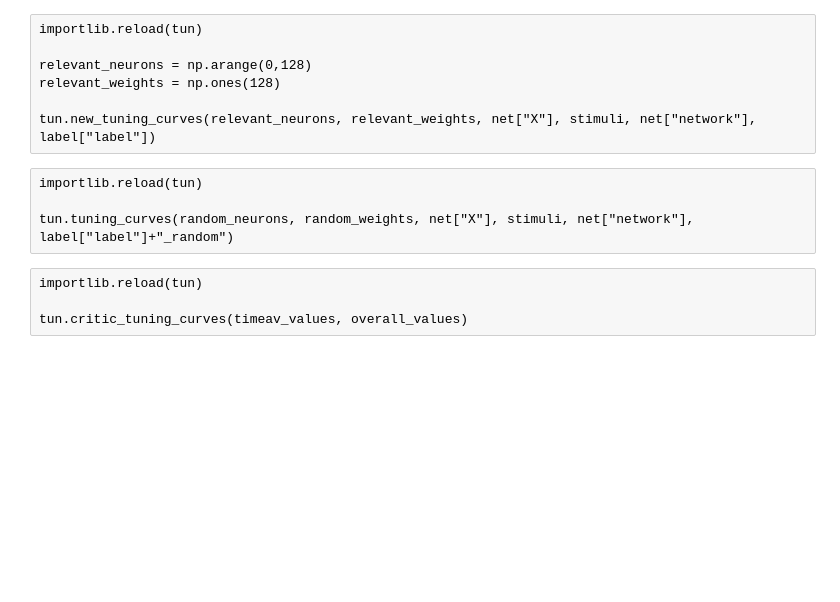
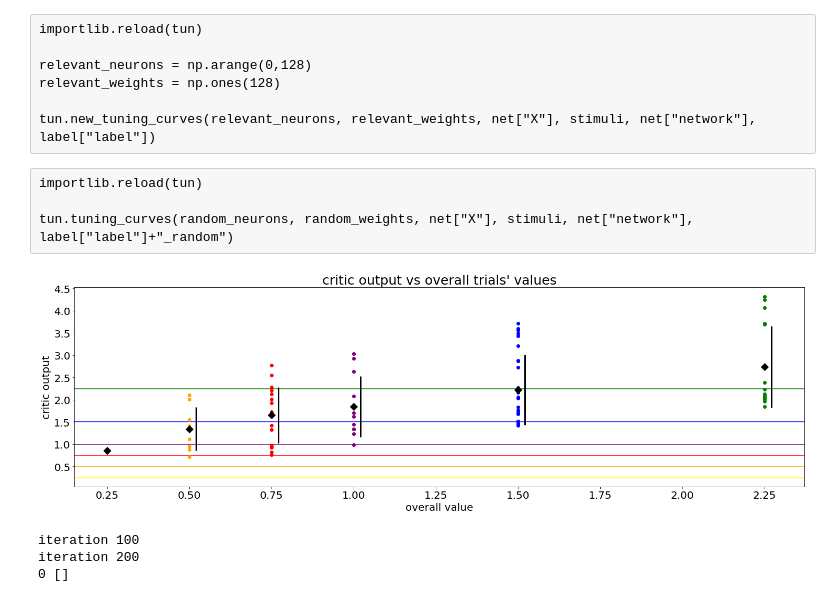
Before and after one commit to MartiniMarittimo/Relevant_neurons_analysis, a Jupyter notebook: relevant_neurons_analysis.ipynb, the cells around one changed output. Drawn from its saved outputs; the diff is of its cells as text; code cells hidden in the pictures; blank space fills up the shorter version.

```diff
--- a/relevant_neurons_analysis.ipynb
+++ b/relevant_neurons_analysis.ipynb
@@ -264,7 +208,9 @@ tun.new_tuning_curves(relevant_neurons, relevant_weights, net["X"], stimuli, net
 importlib.reload(tun)
 
 tun.tuning_curves(random_neurons, random_weights, net["X"], stimuli, net["network"], label["label"]+"_random")
-# %% [raw]
-importlib.reload(tun)
-
-tun.critic_tuning_curves(timeav_values, overall_values)
+# %%
+importlib.reload(tun)
+
+tun.critic_tuning_curves(timeav_values, overall_values)
+# %% [output]
+[figure, added]
@@ -270,0 +233,10 @@ tun.critic_tuning_curves(timeav_values, overall_values)
+# %%
+iterations = 200
+observations, rewards, actions, log_action_probs, entropies, values,\
+trial_begins, errors, frates_col_actor, frates_col_critic,\
+time_av_values_col, final_actions, global_values, stimuli= reinforce.experience(iterations)
+print(len(errors), errors+1)
+# %% [output]
+iteration 100
+iteration 200
+0 []
```
Also changed, not shown: parts of 27 cells of this notebook, 3 other files.
